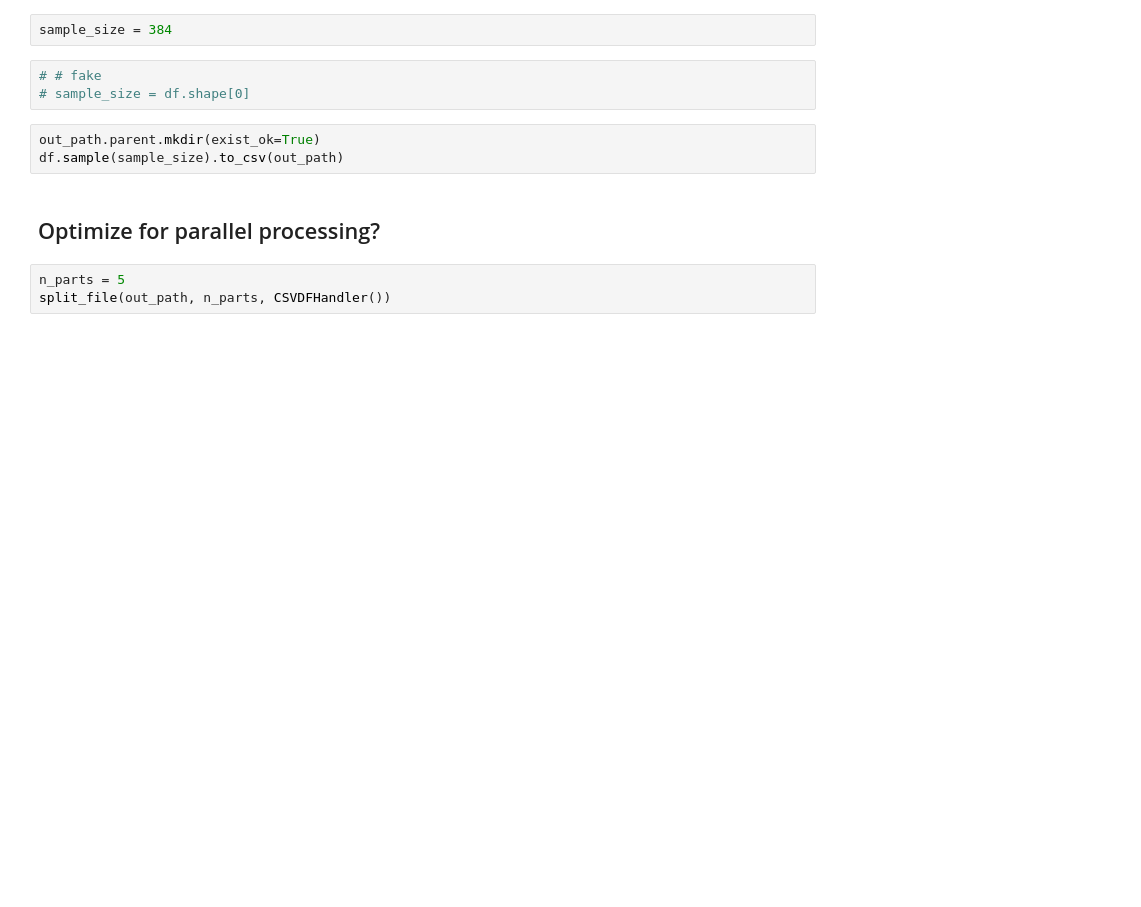
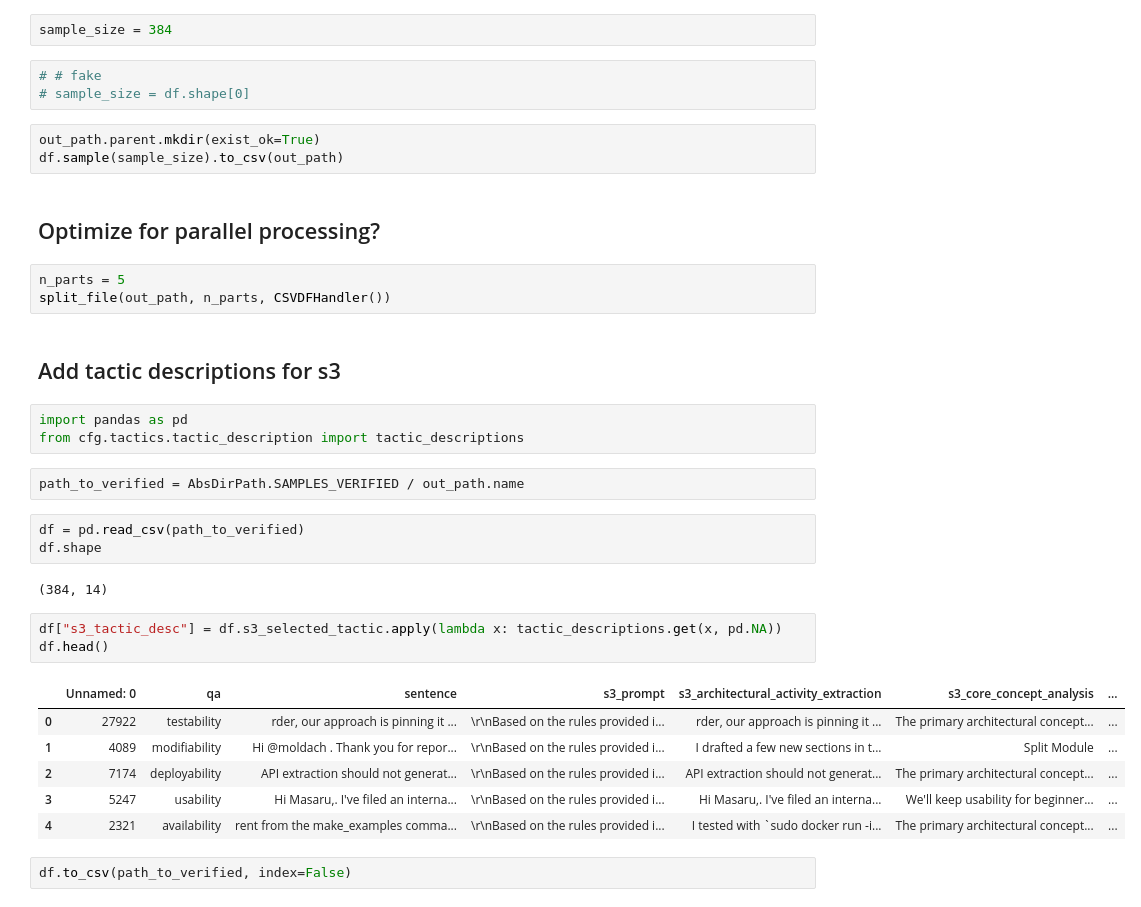
Before and after one commit to dmitrijs-voronovs/scientific-software-architecture-analysis, a Jupyter notebook: processing_pipeline/data_optimization/generate_data_samples.ipynb, the cells around one changed output. Drawn from its saved outputs; the diff is of its cells as text; blank space fills up the shorter version.

```diff
--- a/processing_pipeline/data_optimization/generate_data_samples.ipynb
+++ b/processing_pipeline/data_optimization/generate_data_samples.ipynb
@@ -60,3 +60,27 @@ df.sample(sample_size).to_csv(out_path)
 # %%
 n_parts = 5
 split_file(out_path, n_parts, CSVDFHandler())
+# %% [markdown]
+## Add tactic descriptions for s3
+# %%
+import pandas as pd
+from cfg.tactics.tactic_description import tactic_descriptions
+# %%
+path_to_verified = AbsDirPath.SAMPLES_VERIFIED / out_path.name
+# %%
+df = pd.read_csv(path_to_verified)
+df.shape
+# %% [output]
+(384, 14)
+# %%
+df["s3_tactic_desc"] = df.s3_selected_tactic.apply(lambda x: tactic_descriptions.get(x, pd.NA))
+df.head()
+# %% [output]
+|  | Unnamed: 0 | qa | sentence | s3_prompt | s3_architectural_activity_extraction | s3_core_concept_analysis | ... |
+| 0 | 27922 | testability | rder, our approach is pinning it ... | \r\nBased on the rules provided i... | rder, our approach is pinning it ... | The primary architectural concept... | ... |
+| 1 | 4089 | modifiability | Hi @moldach . Thank you for repor... | \r\nBased on the rules provided i... | I drafted a few new sections in t... | Split Module | ... |
+| 2 | 7174 | deployability | API extraction should not generat... | \r\nBased on the rules provided i... | API extraction should not generat... | The primary architectural concept... | ... |
+| 3 | 5247 | usability | Hi Masaru,. I've filed an interna... | \r\nBased on the rules provided i... | Hi Masaru,. I've filed an interna... | We'll keep usability for beginner... | ... |
+| 4 | 2321 | availability | rent from the make_examples comma... | \r\nBased on the rules provided i... | I tested with `sudo docker run -i... | The primary architectural concept... | ... |
+# %%
+df.to_csv(path_to_verified, index=False)
```
Also changed, not shown: parts of 1 cell of this notebook, 5 other files.
